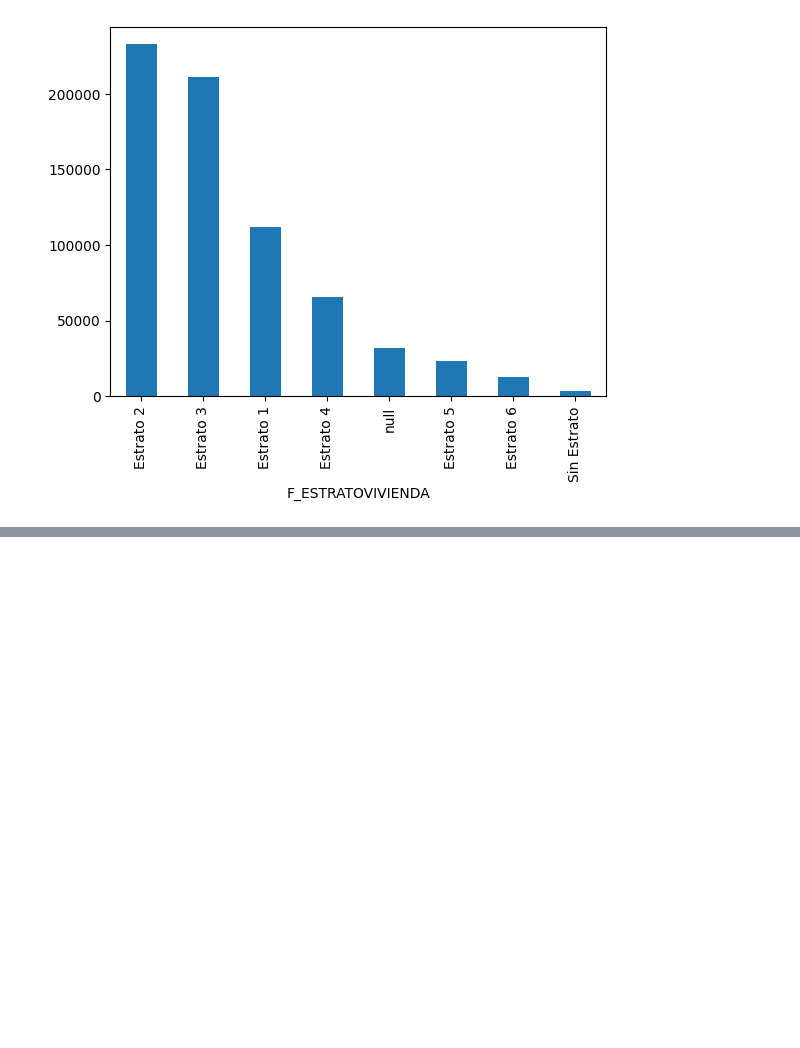
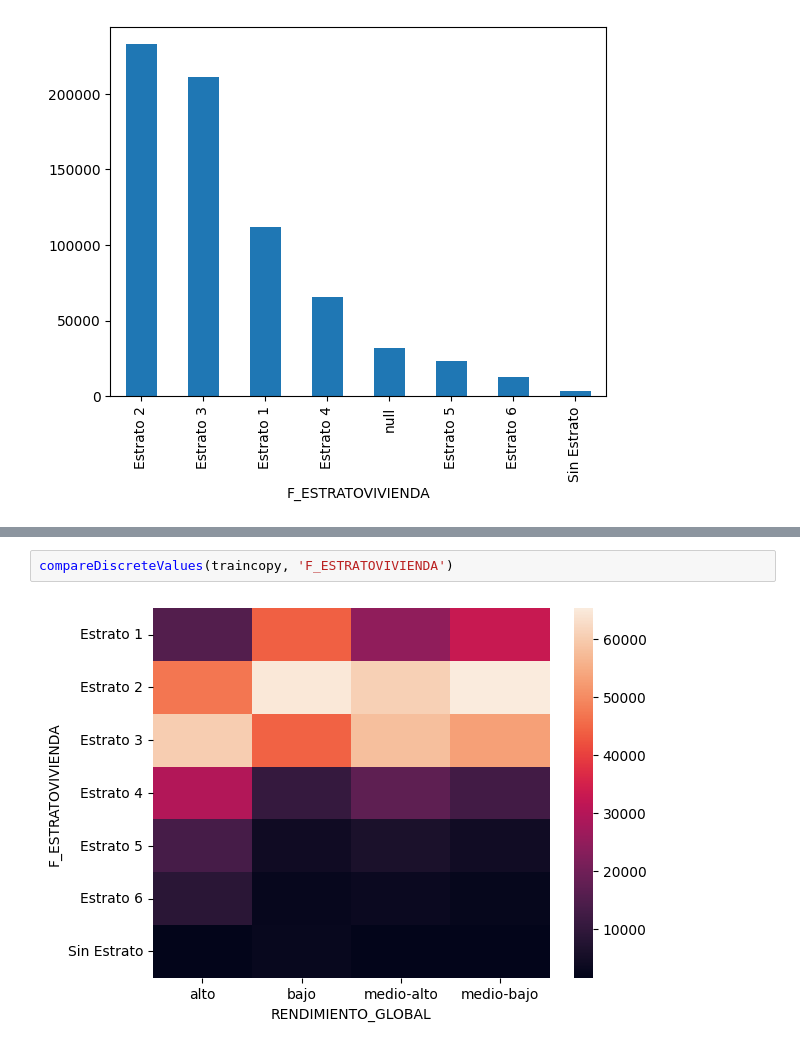
Before and after one commit to Thomascc123/Proyecto-Kaggle-Modelos, a Jupyter notebook: 02 - preprocesado.ipynb, the cells around one changed output, grey strips where cells are left out. Cells and saved outputs as stored; diff of their text form; blank space fills up the shorter version.

```diff
--- a/02 - preprocesado.ipynb
+++ b/02 - preprocesado.ipynb
@@ -166,0 +222,4 @@ Name: count, dtype: int64
+# %%
+compareDiscreteValues(traincopy, 'F_ESTRATOVIVIENDA')
+# %% [output]
+[figure, added]
```
Also changed, not shown: parts of 16 cells of this notebook.
